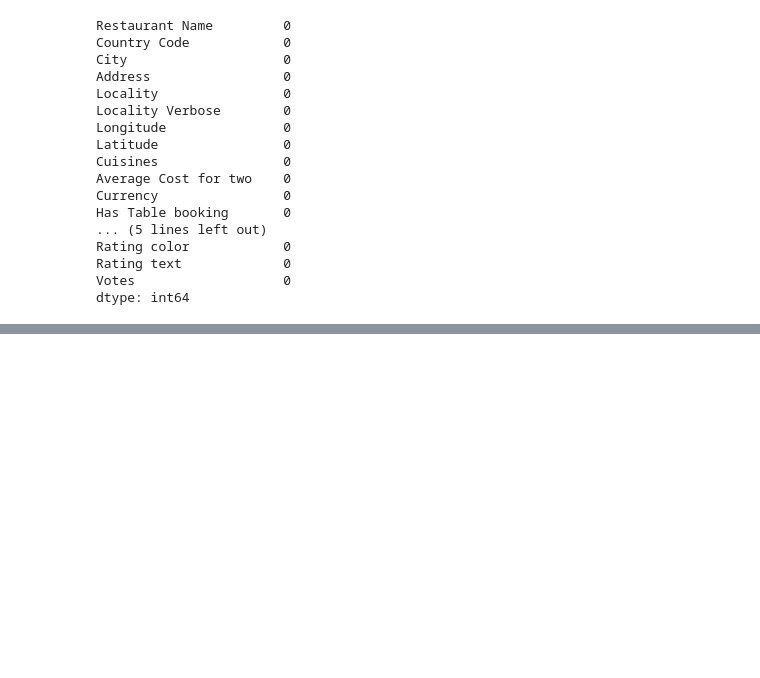
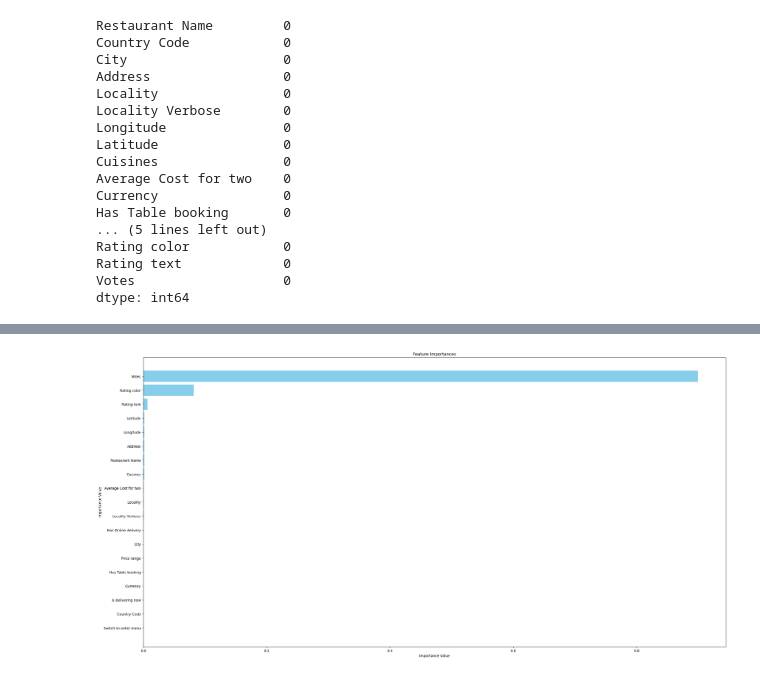
Before and after one commit to mrawaismurtaza/Machine-Learning-Internship-Cognifyz, a Jupyter notebook: TASKS/01 Predict Restaurant Ratings/Predict Restaurant Ratings.ipynb, the cells around one changed output, grey strips where cells are left out. Cells and saved outputs as stored; diff of their text form; code cells hidden in the pictures; blank space fills up the shorter version.

```diff
--- a/TASKS/01 Predict Restaurant Ratings/Predict Restaurant Ratings.ipynb
+++ b/TASKS/01 Predict Restaurant Ratings/Predict Restaurant Ratings.ipynb
@@ -98,0 +189,13 @@ dtype: int64
+# %%
+# Get feature importances
+importances = pred_model.feature_importances_
+feature_names = X_train.columns
+
+feature_importance = pd.DataFrame({
+    'Feature': feature_names,
+    'Importance': importances
+})
+
+feature_importance = feature_importance.sort_values(by='Importance', ascending=False)
+
+print(feature_importance)
@@ -98,0 +223,12 @@ dtype: int64
+# %%
+#Displaying Most important Feature
+
+plt.figure(figsize=(30, 15))
+plt.barh(feature_importance['Feature'], feature_importance['Importance'], color='skyblue')
+plt.xlabel('Importance Value')
+plt.ylabel('Importance Value')
+plt.title('Feature Importances')
+plt.gca().invert_yaxis()
+plt.show()
+# %% [output]
+[figure, added]
```
Also changed, not shown: parts of 14 cells of this notebook.
